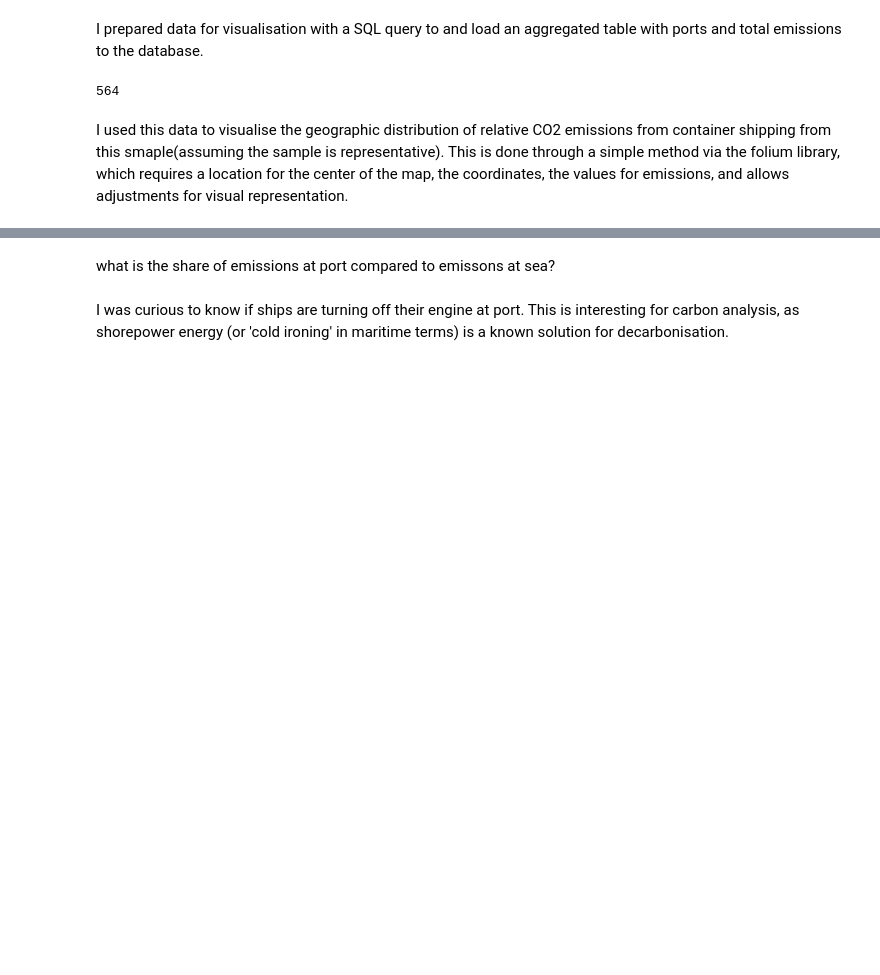
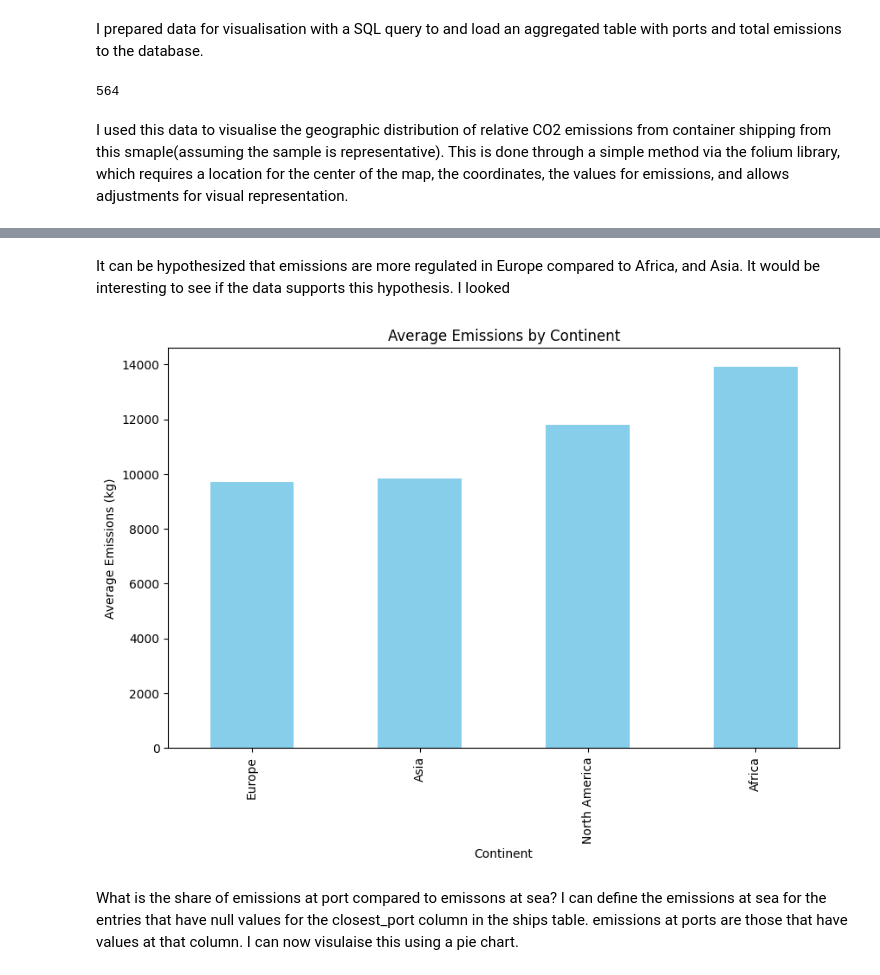
Before and after one commit to Kalpayam/t-e_data, a Jupyter notebook: notebook.ipynb, the cells around one changed output, grey strips where cells are left out. Cells and saved outputs as stored; diff of their text form; code cells hidden in the pictures; blank space fills up the shorter version.

```diff
--- a/notebook.ipynb
+++ b/notebook.ipynb
@@ -53,4 +72,16 @@ m
+# %% [markdown]
+It can be hypothesized that emissions are more regulated in Europe compared to Africa, and Asia. It would be interesting to see if the data supports this hypothesis. I looked
+# %%
+avg_emissions_by_continent = ports_emissions.groupby('continent')['avg_CO2_kg'].mean().sort_values()
+
+# Plotting the data
+plt.figure(figsize=(10, 6))
+avg_emissions_by_continent.plot(kind='bar', color='skyblue')
+plt.xlabel('Continent')
+plt.ylabel('Average Emissions (kg)')
+plt.title('Average Emissions by Continent')
+plt.show()
+# %% [output]
+[figure, added]
 # %% [markdown]
-what is the share of emissions at port compared to emissons at sea?
+What is the share of emissions at port compared to emissons at sea? I can define the emissions at sea for the entries that have null values for the closest_port column in the ships table. emissions at ports are those that have values at that column. I can now visulaise this using a pie chart.
-# %% [markdown]
-I  was curious to know if ships are turning off their engine at port. This is interesting for carbon analysis, as shorepower energy (or 'cold ironing' in maritime terms) is a known solution for decarbonisation.
```
Also changed, not shown: parts of 6 cells of this notebook.
